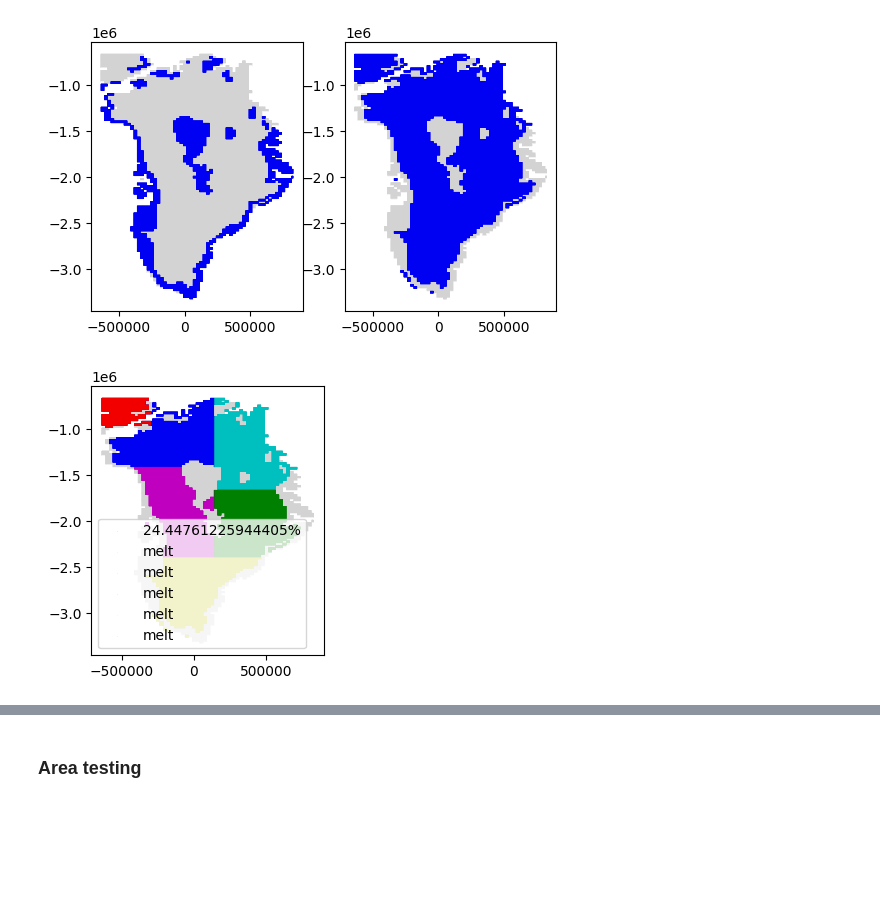
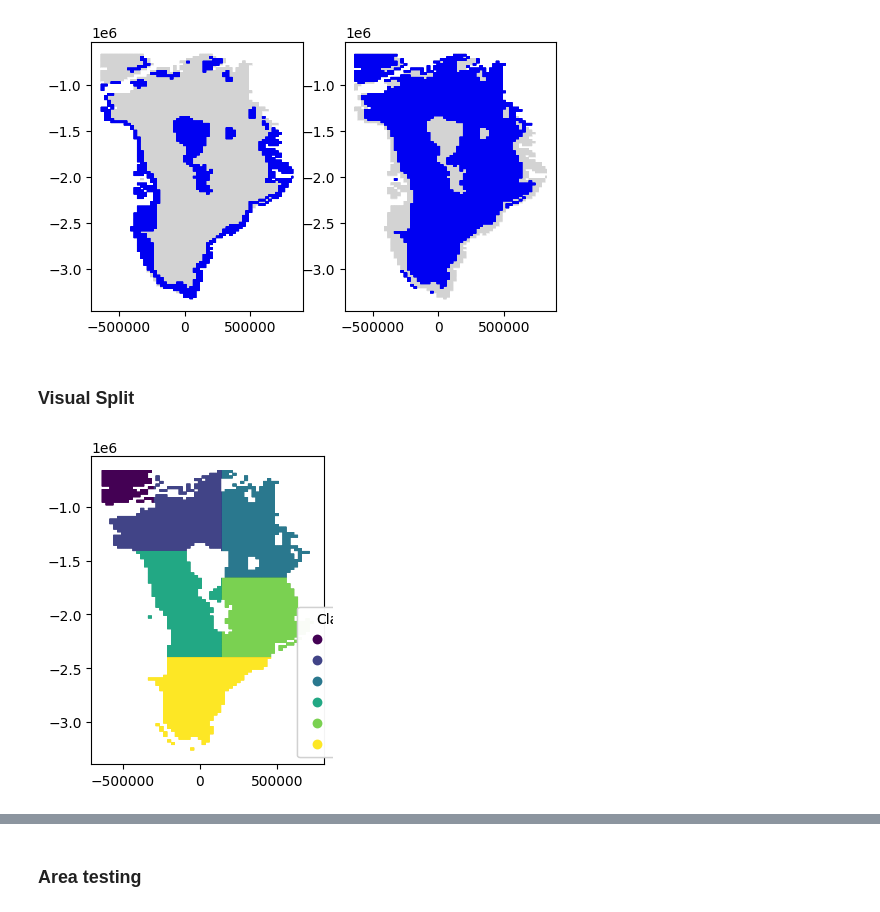
Before and after one commit to linaskerath/RP_Greenland, a Jupyter notebook: Scripts/xx_find_non_melt_area.ipynb, the cells around one changed output, grey strips where cells are left out. Cells and saved outputs as stored; diff of their text form; code cells hidden in the pictures; blank space fills up the shorter version.

Commit message:
cv plot done

```diff
--- a/Scripts/xx_find_non_melt_area.ipynb
+++ b/Scripts/xx_find_non_melt_area.ipynb
@@ -241,9 +238,15 @@ ax[1].scatter(test_non_melt["x"], test_non_melt["y"],  edgecolor='none', s = 0.0
 # %% [output]
 <matplotlib.collections.PathCollection at 0x...>
 [figure]
+# %% [markdown]
+### Visual Split
 # %%
 # here make duplicate of test_non_melt with col for each area
 melt_areas = test_non_melt.copy()
-melt_areas['area'] = 0
+melt_areas['area'] = np.nan
 melt_areas.loc[(melt_areas['y'] >= -1412000.0) & (melt_areas['x'] <= 142500.0), 'area'] = 1
-melt_areas.loc[(melt_areas['y'] >= -1660500.0) & (melt_areas['x'] > 142500.0), 'area'] = 2
+melt_areas.loc[(melt_areas['y'] >= -1660500.0) & (melt_areas['x'] >  142500.0), 'area'] = 2
+melt_areas.loc[(melt_areas['y'] <  -1412000.0) & (melt_areas['x'] <= 142500.0) & (melt_areas['y'] >= -2398000.0), 'area'] = 3
+melt_areas.loc[(melt_areas['y'] <  -1660500.0) & (melt_areas['x'] >  142500.0) & (melt_areas['y'] >= -2398000.0), 'area'] = 4
+melt_areas.loc[ melt_areas['y'] <  -2398000.0, 'area'] = 5
+# melt_areas.loc[(melt_areas['y'] >  -1000000.0) & (melt_areas['x'] < -300000.0), 'area'] = 0  this only before plotting
@@ -257,32 +252,0 @@ area_x = test_non_melt[(test_non_melt['y'] > -1000000.0) & (test_non_melt['x'] <
-# %%
-area_1 = test_non_melt[(test_non_melt['y'] > -1412000.0) & (test_non_melt['x'] < 142500.0)]
-area_2 = test_non_melt[(test_non_melt['y'] > -1660500.0) & (test_non_melt['x'] > 142500.0)]
-area_3 = test_non_melt[(test_non_melt['y'] < -1412000.0) & (test_non_melt['x'] < 142500.0) & (test_non_melt['y'] > -2398000.0)]
-area_4 = test_non_melt[(test_non_melt['y'] < -1660500.0) & (test_non_melt['x'] > 142500.0) & (test_non_melt['y'] > -2398000.0)]
-area_5 = test_non_melt[test_non_melt['y'] < -2398000.0]
-area_x = test_non_melt[(test_non_melt['y'] > -1000000.0) & (test_non_melt['x'] < -300000.0)]
-
-a1_label = f'{len(area_1) / len(test_non_melt) * 100}%'
-
-
-fig, ax = plt.subplots(nrows = 1, ncols =1, figsize = [3, 3.5])
-
-cmap_white_gray = matplotlib.colors.LinearSegmentedColormap.from_list("", ["white","lightgrey"])
-#ax.scatter(gray_df["x"], gray_df["y"],  c=gray_df["band_data"],  edgecolor='none', s = 0.05, cmap = cmap_white_gray)
-ax.scatter(gray_df["x"], gray_df["y"], edgecolor='none', s = 0.05,  c = 'lightgrey', label = 'no melt') # ,norm=norm,
-
-ax.scatter(area_1["x"], area_1["y"],  edgecolor='none', s = 0.05, color = 'blue', label = a1_label, label = 'not in opt data')
-ax.scatter(area_2["x"], area_2["y"],  edgecolor='none', s = 0.05, color = 'c', label = 'melt')
-ax.scatter(area_3["x"], area_3["y"],  edgecolor='none', s = 0.05, color = 'm', label = 'melt')
-ax.scatter(area_4["x"], area_4["y"],  edgecolor='none', s = 0.05, color = 'g', label = 'melt')
-ax.scatter(area_5["x"], area_5["y"],  edgecolor='none', s = 0.05, color = 'y', label = 'melt')
-ax.scatter(area_x["x"], area_x["y"],  edgecolor='none', s = 0.05, color = 'red', label = 'melt')
-plt.legend(loc="lower right")
-plt.show()
-
-# remove ticks and stuff
-# add labels & legend
-# probably do that in one table instead of 6 and assign col and do c , and do manual colors?
- # round
-# %% [output]
-[figure, removed]
@@ -288,0 +256,28 @@ plt.show()
+# %%
+melt_areas.loc[(melt_areas['y'] >  -1000000.0) & (melt_areas['x'] < -300000.0), 'area'] = 0
+
+#a1_label = f'{len(area_1) / len(test_non_melt) * 100}%'
+
+
+fig, ax = plt.subplots(nrows = 1, ncols =1, figsize = (3, 4))
+#ax.scatter(gray_df["x"], gray_df["y"], edgecolor='none', s = 0.05,  c = 'lightgrey', label = 'no melt')
+
+scatter = ax.scatter(melt_areas["x"], melt_areas["y"], c = melt_areas["area"],  edgecolor='none', s = 0.05)
+
+handles, labels = scatter.legend_elements()
+labels = ['24.45', 'other', 'c', 'd', 'e', 'f'] # percantages
+legend1 = ax.legend(handles, labels, title="Classes", loc="lower right")
+#leg = ax.get_legend()
+legend1.set_bbox_to_anchor((1., 0., 0.3, 0.2)) # antras virsus apacia # pirmas i apacia desinej (1., 0., 0.2, 0.2)
+ax.add_artist(legend1)
+
+#plt.legend(loc="lower right")
+fig.savefig('samplefigure', bbox_extra_artists=(legend1,), bbox_inches='tight')
+plt.show()
+
+# remove ticks and stuff
+# add labels & legend
+# probably do that in one table instead of 6 and assign col and do c , and do manual colors?
+ # round
+# %% [output]
+[figure, added]
```
Also changed, not shown: parts of 11 cells of this notebook.
